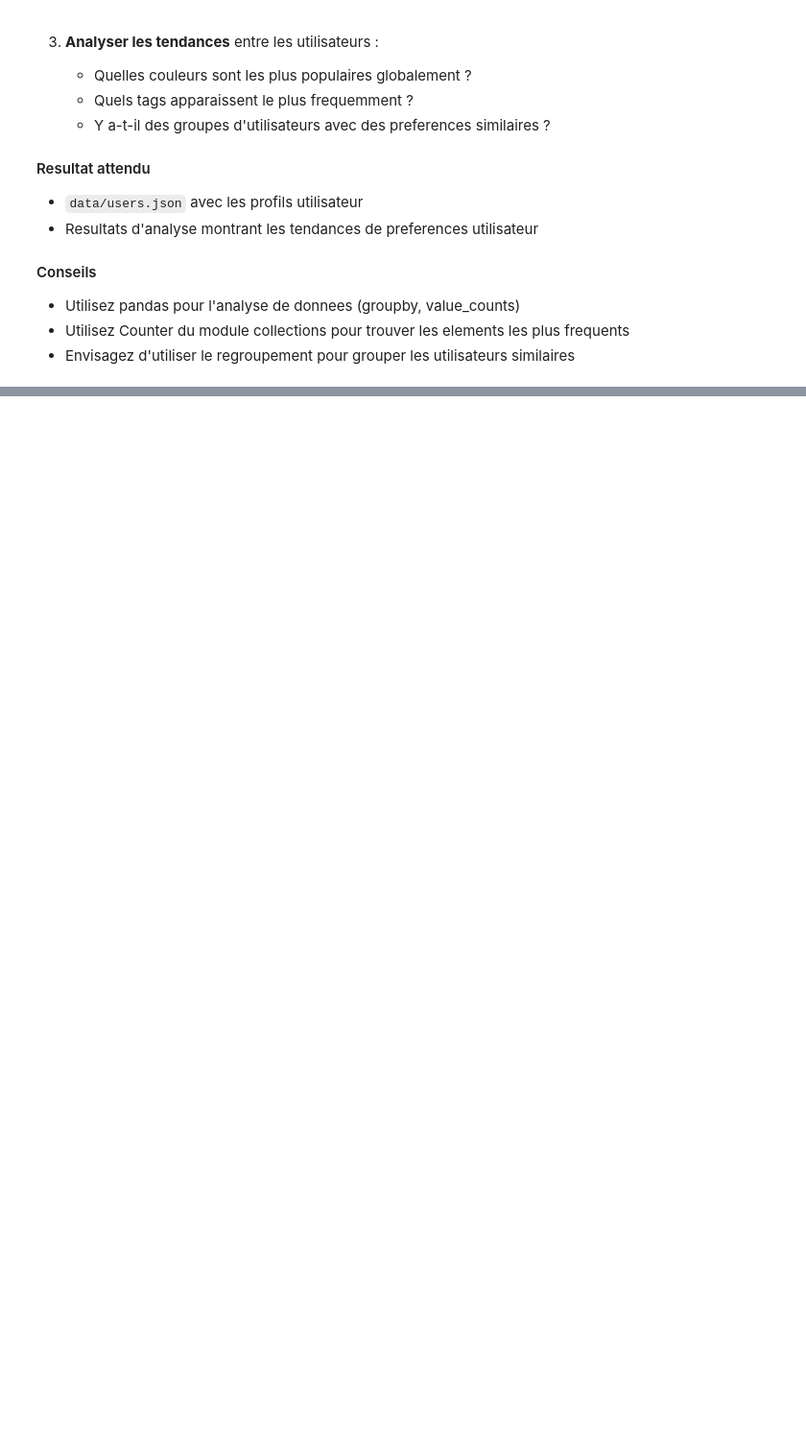
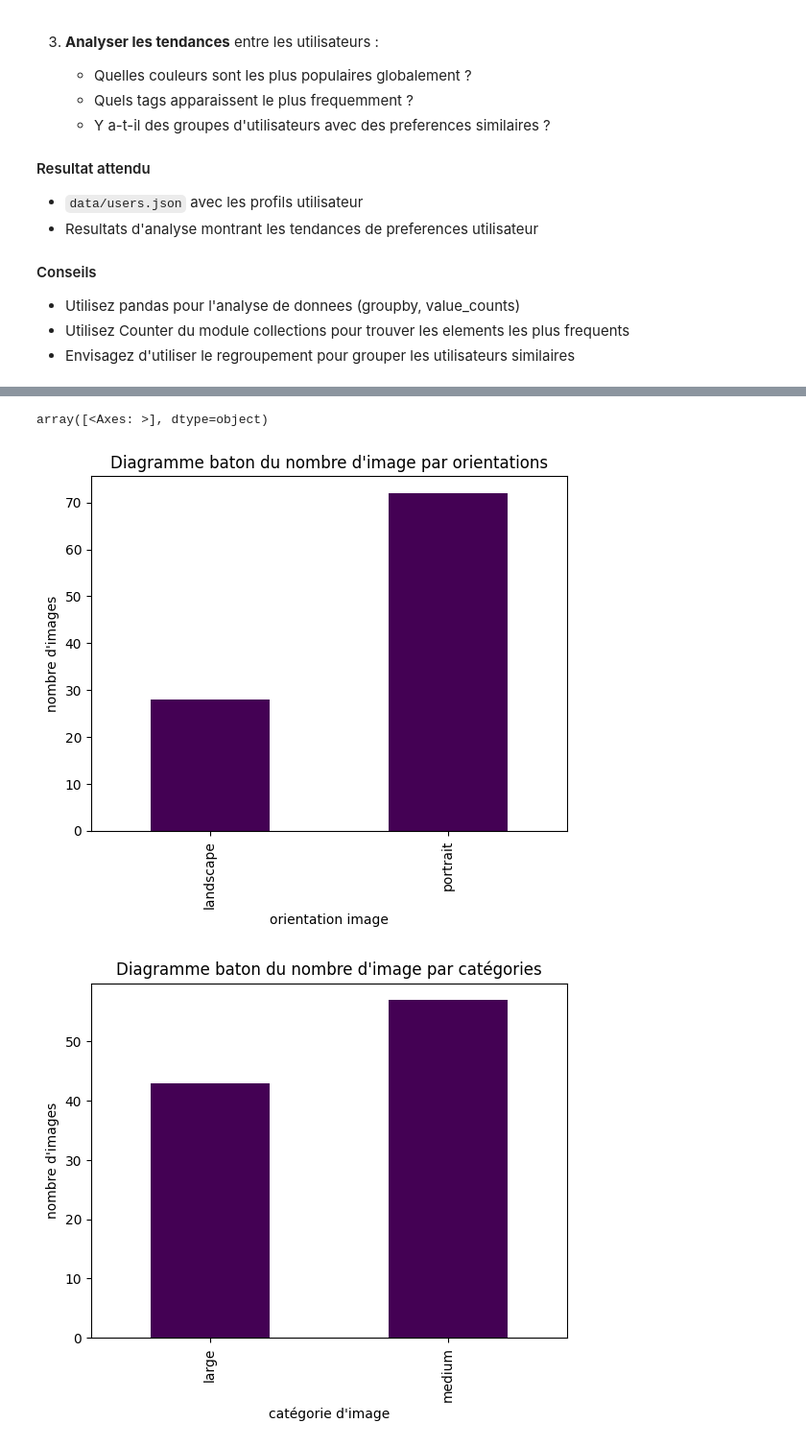
Before and after one commit to Toinoux38/I8PDF, a Jupyter notebook: projet.ipynb, the cells around one changed output, grey strips where cells are left out. Shown at 96% size. Drawn from its saved outputs; the diff is of its cells as text; code cells hidden in the pictures; blank space fills up the shorter version.

```diff
--- a/projet.ipynb
+++ b/projet.ipynb
@@ -245,7 +240,6 @@ for index, row in dataframe.iterrows():
             else:
                 orientationListe.append("square")
     else:
-        paletteListe.append("Image not found")
         modeListe.append("Image not found")
         tailleListe.append("Image not found")
         sizeCategoryListe.append("unknown")
@@ -784,0 +875,56 @@ summary_df
+# %%
+from pandas import json_normalize
+import pandas as pd
+import json
+import math
+import matplotlib.pyplot as plot
+
+def calculate_aspect(width: int, height: int) -> str:
+    temp = 0
+
+    def gcd(a, b):
+        """The GCD (greatest common divisor) is the highest number that evenly divides both width and height."""
+        return a if b == 0 else gcd(b, a % b)
+
+    if width == height:
+        return "1:1"
+
+    if width < height:
+        temp = width
+        width = height
+        height = temp
+
+    divisor = gcd(width, height)
+
+    x = int(width / divisor) if not temp else int(height / divisor)
+    y = int(height / divisor) if not temp else int(width / divisor)
+
+    return f"{x}:{y}"
+
+dataframe_orientation = dataframe_AI[["orientation", "id"]].groupby(["orientation"]).count()
+dataframe_size_category = dataframe_AI[["size_category", "id"]].groupby(["size_category"]).count()
+dataframe_format = dataframe_AI.copy()
+liste_format = [calculate_aspect(dataframe_format["height"][x], dataframe_format["width"][x]) for x in range(100)]
+dataframe_format["orientation"] = liste_format
+dataframe_format = dataframe_format[["orientation", "id"]].groupby(["orientation"]).count()
+
+dataframe_orientation.plot(kind="bar",
+                           colormap="viridis",
+                           title="Diagramme baton du nombre d'image par orientations",
+                           xlabel="orientation image",
+                           ylabel="nombre d'images",
+                           legend=False)
+dataframe_size_category.plot(kind="bar",
+                             colormap="viridis",
+                             title="Diagramme baton du nombre d'image par catégories",
+                             xlabel="catégorie d'image",
+                             ylabel="nombre d'images",
+                             legend=False)
+dataframe_format.plot.pie(subplots=True,
+                          colormap="viridis",
+                      title="Diagramme circulaire du nombre d'image par format d'image",
+                      legend=False)
+# %% [output]
+array([<Axes: >], dtype=object)
+[figure, added]
+[figure, added]
```
Also changed, not shown: parts of 14 cells of this notebook.
